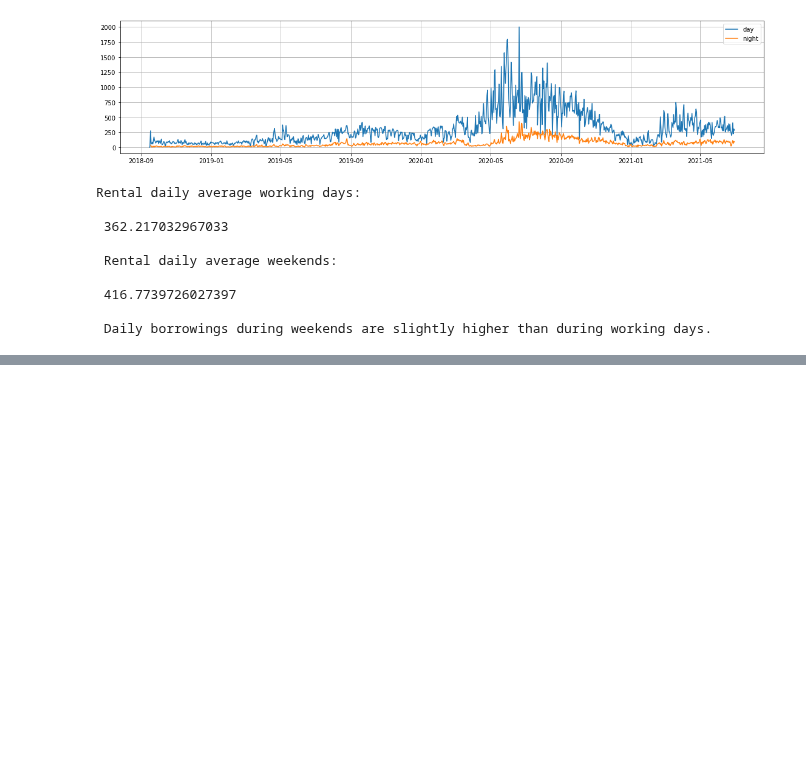
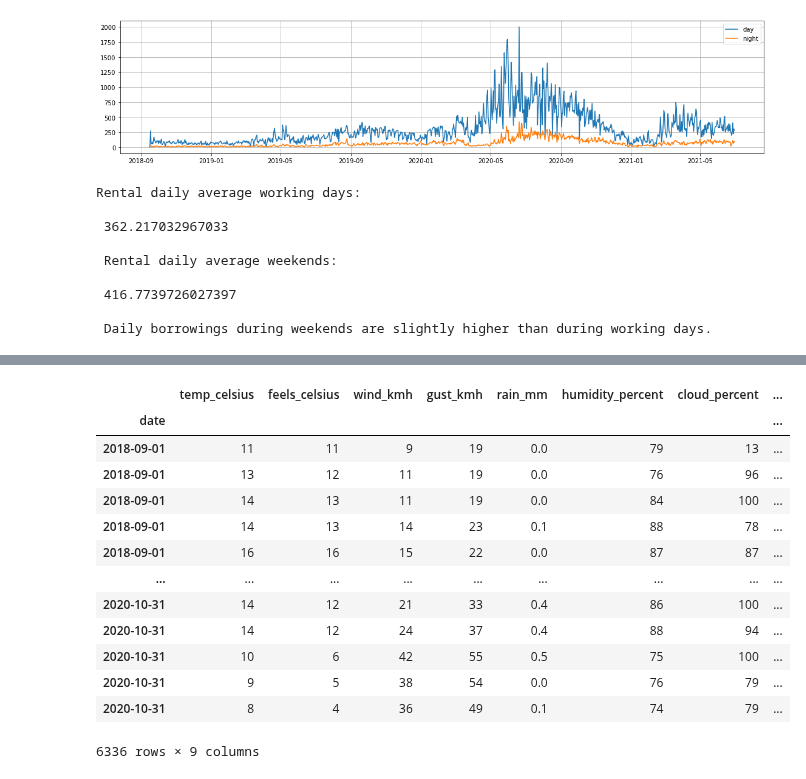
Before and after one commit to Jorgevalaho/Python_project, a Jupyter notebook: Python_project.ipynb, the cells around one changed output, grey strips where cells are left out. Cells and saved outputs as stored; diff of their text form; code cells hidden in the pictures; blank space fills up the shorter version.

```diff
--- a/Python_project.ipynb
+++ b/Python_project.ipynb
@@ -511,0 +516,17 @@ memory usage: 321.8+ KB
+# %%
+edweather_df
+# %% [output]
+|  | temp_celsius | feels_celsius | wind_kmh | gust_kmh | rain_mm | humidity_percent | cloud_percent | ... |
+| date |  |  |  |  |  |  |  | ... |
+| 2018-09-01 | 11 | 11 | 9 | 19 | 0.0 | 79 | 13 | ... |
+| 2018-09-01 | 13 | 12 | 11 | 19 | 0.0 | 76 | 96 | ... |
+| 2018-09-01 | 14 | 13 | 11 | 19 | 0.0 | 84 | 100 | ... |
+| 2018-09-01 | 14 | 13 | 14 | 23 | 0.1 | 88 | 78 | ... |
+| 2018-09-01 | 16 | 16 | 15 | 22 | 0.0 | 87 | 87 | ... |
+| ... | ... | ... | ... | ... | ... | ... | ... | ... |
+| 2020-10-31 | 14 | 12 | 21 | 33 | 0.4 | 86 | 100 | ... |
+| 2020-10-31 | 14 | 12 | 24 | 37 | 0.4 | 88 | 94 | ... |
+| 2020-10-31 | 10 | 6 | 42 | 55 | 0.5 | 75 | 100 | ... |
+| 2020-10-31 | 9 | 5 | 38 | 54 | 0.0 | 76 | 79 | ... |
+| 2020-10-31 | 8 | 4 | 36 | 49 | 0.1 | 74 | 79 | ... |
+6336 rows × 9 columns
```
Also changed, not shown: parts of 2 cells of this notebook.
